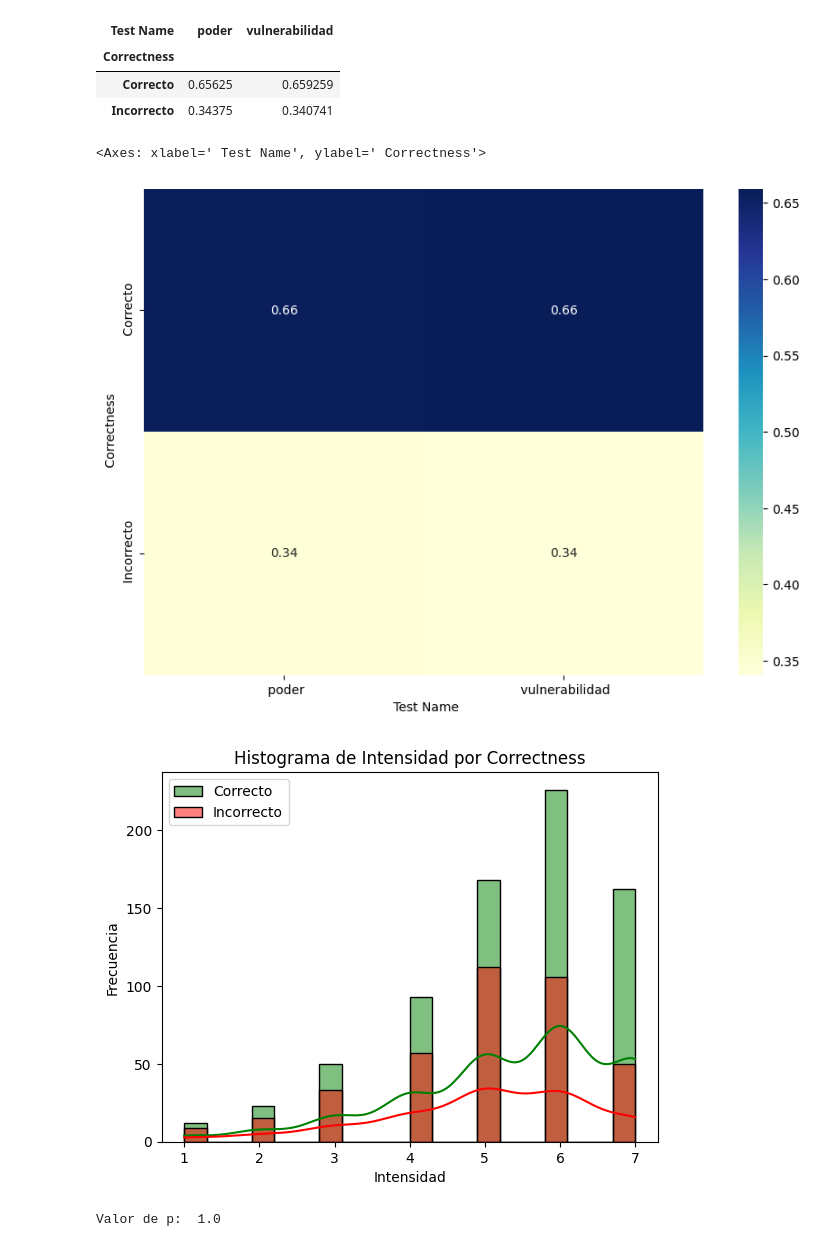
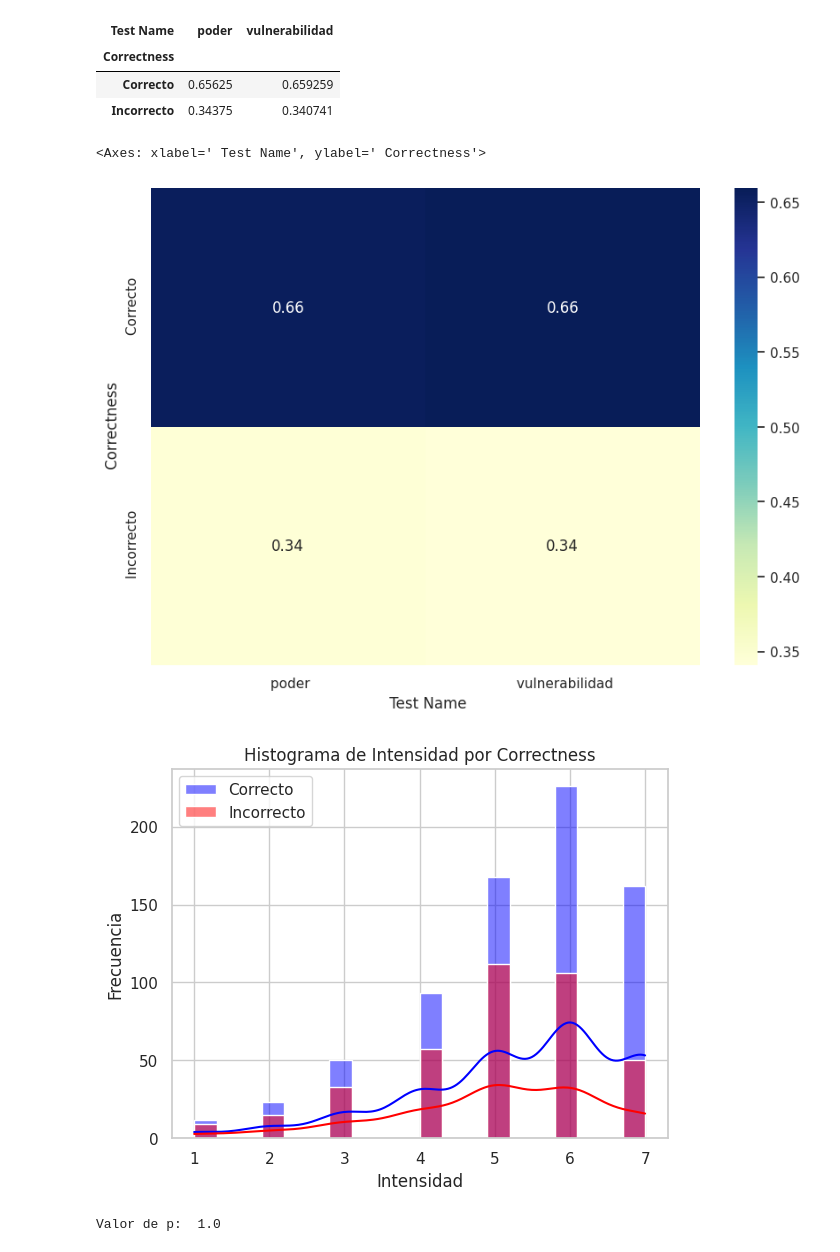
Before and after one commit to Alphabeath/Psicoinformatica, a Jupyter notebook: Analisis/AnalisisPI2.ipynb, the cells around one changed output. Saved outputs shown, nothing was run; the diff lists cells and outputs as text; code cells hidden in the pictures.

Commit message:
Se actualizo y se agregaron graficos tipo seaborn en en Analisis

```diff
--- a/Analisis/AnalisisPI2.ipynb
+++ b/Analisis/AnalisisPI2.ipynb
@@ -77,28 +78,32 @@ contigency_all
 | Correcto | 0.65625 | 0.659259 |
 | Incorrecto | 0.34375 | 0.340741 |
 # %%
+# Configurar el estilo de Seaborn (opcional)
+sns.set(style="whitegrid")
 plt.figure(figsize = (10, 7))
-sns.heatmap(contigency_all, annot = True, cmap = "YlGnBu")
+sns.heatmap(contigency_all, annot = True, cmap = "YlGnBu", color='blue')
 # %% [output]
 <Axes: xlabel=' Test Name', ylabel=' Correctness'>
-[figure, old version]
+[figure, new version]
 # %%
+# Configurar el estilo de Seaborn (opcional)
+sns.set(style="whitegrid")
 # Crear un histograma para respuestas correctas
-sns.histplot(data=temp_bars[temp_bars[' Correctness'] == ' Correcto'], x=' Intensity', bins=20, kde=True, color='green', label='Correcto')
+sns.histplot(data=temp_bars[temp_bars[' Correctness'] == ' Correcto'], x=' Intensity', bins=20, kde=True, color='blue', label='Correcto')
 
 # Crear un histograma para respuestas incorrectas
 sns.histplot(data=temp_bars[temp_bars[' Correctness'] == ' Incorrecto'], x=' Intensity', bins=20, kde=True, color='red', label='Incorrecto')
 
 # Configurar el gráfico
 plt.title('Histograma de Intensidad por Correctness')
 plt.xlabel('Intensidad')
 plt.ylabel('Frecuencia')
 plt.legend()
 
 # Mostrar el gráfico
 plt.show()
 # %% [output]
-[figure, old version]
+[figure, new version]
 # %%
 c, p, dof, expected = stats.chi2_contingency(contigency_all)
 
```
Also changed, not shown: parts of 5 cells of this notebook.
